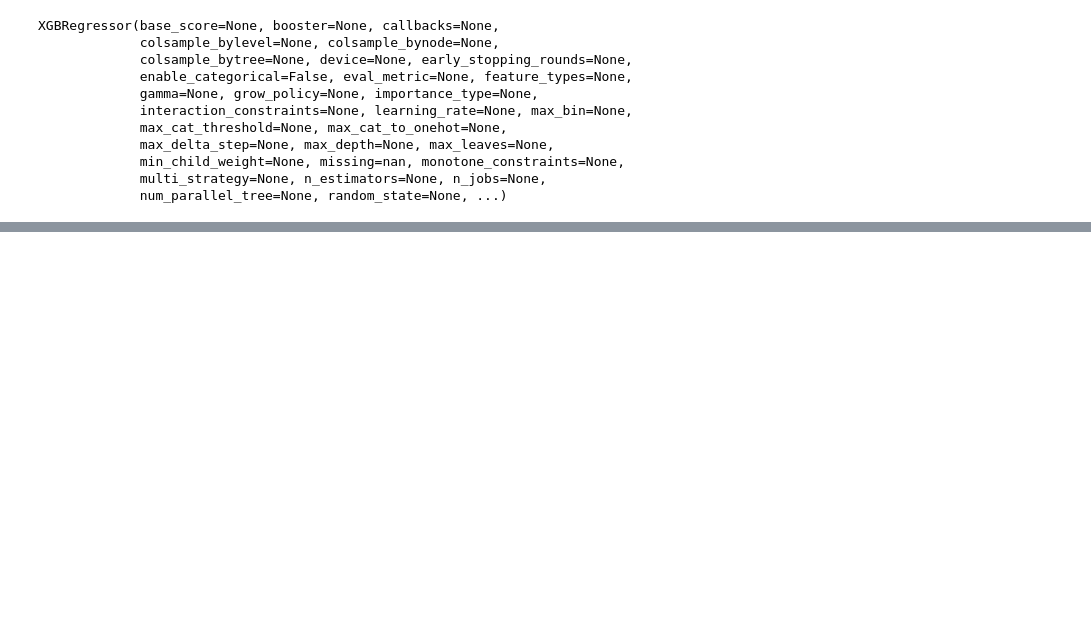
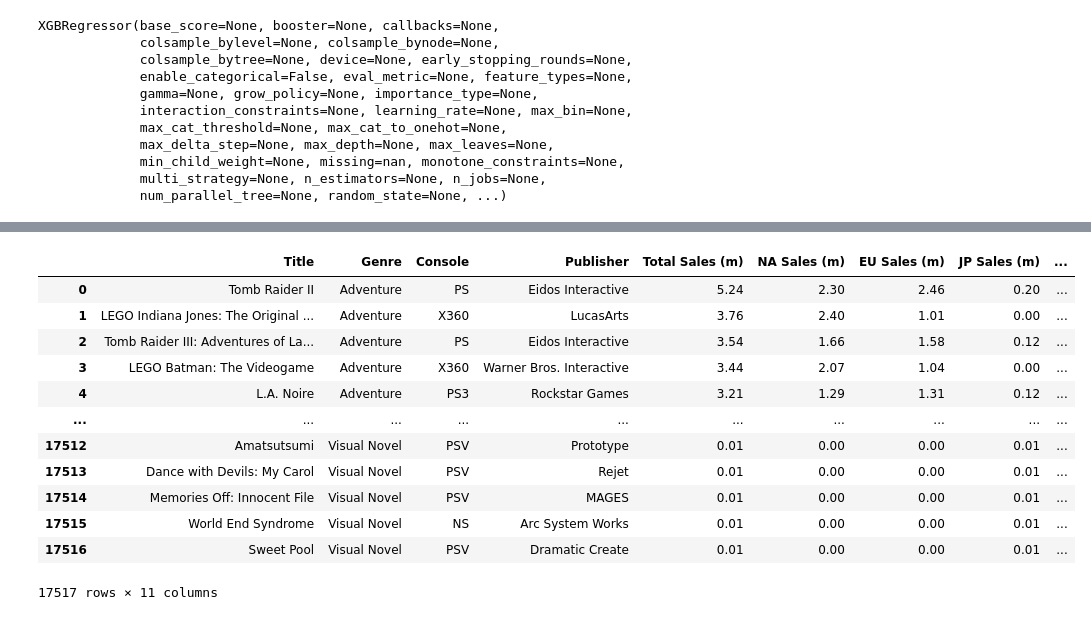
Before and after one commit to ohayotmq/DataScience_GameRevenuePrediction, a Jupyter notebook: Notebook&Data/Notebook/VGSalesProjectStep4SalePREDICTION.ipynb, the cells around one changed output, grey strips where cells are left out. Saved outputs shown, nothing was run; the diff lists cells and outputs as text; code cells hidden in the pictures; blank space fills up the shorter version.

```diff
--- a/Notebook&Data/Notebook/VGSalesProjectStep4SalePREDICTION.ipynb
+++ b/Notebook&Data/Notebook/VGSalesProjectStep4SalePREDICTION.ipynb
@@ -323,0 +324,25 @@ plt.show()
+# %%
+import numpy as np # linear algebra
+import pandas as pd # data processing, CSV file I/O (e.g. pd.read_csv)
+import matplotlib.pyplot as plt
+
+#importing the dataset
+Dataset = pd.read_csv('game_info_cleaned.csv')
+#Label Encoding
+from sklearn.preprocessing import LabelEncoder
+number = LabelEncoder()
+Dataset
+# %% [output]
+|  | Title | Genre | Console | Publisher | Total Sales (m) | NA Sales (m) | EU Sales (m) | JP Sales (m) | ... |
+| 0 | Tomb Raider II | Adventure | PS | Eidos Interactive | 5.24 | 2.30 | 2.46 | 0.20 | ... |
+| 1 | LEGO Indiana Jones: The Original ... | Adventure | X360 | LucasArts | 3.76 | 2.40 | 1.01 | 0.00 | ... |
+| 2 | Tomb Raider III: Adventures of La... | Adventure | PS | Eidos Interactive | 3.54 | 1.66 | 1.58 | 0.12 | ... |
+| 3 | LEGO Batman: The Videogame | Adventure | X360 | Warner Bros. Interactive | 3.44 | 2.07 | 1.04 | 0.00 | ... |
+| 4 | L.A. Noire | Adventure | PS3 | Rockstar Games | 3.21 | 1.29 | 1.31 | 0.12 | ... |
+| ... | ... | ... | ... | ... | ... | ... | ... | ... | ... |
+| 17512 | Amatsutsumi | Visual Novel | PSV | Prototype | 0.01 | 0.00 | 0.00 | 0.01 | ... |
+| 17513 | Dance with Devils: My Carol | Visual Novel | PSV | Rejet | 0.01 | 0.00 | 0.00 | 0.01 | ... |
+| 17514 | Memories Off: Innocent File | Visual Novel | PSV | MAGES | 0.01 | 0.00 | 0.00 | 0.01 | ... |
+| 17515 | World End Syndrome | Visual Novel | NS | Arc System Works | 0.01 | 0.00 | 0.00 | 0.01 | ... |
+| 17516 | Sweet Pool | Visual Novel | PSV | Dramatic Create | 0.01 | 0.00 | 0.00 | 0.01 | ... |
+17517 rows × 11 columns
```
Also changed, not shown: parts of 19 cells of this notebook.
